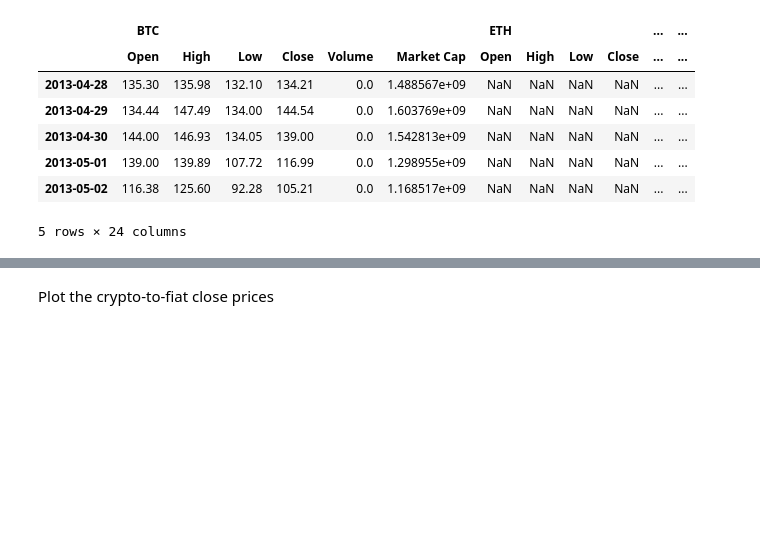
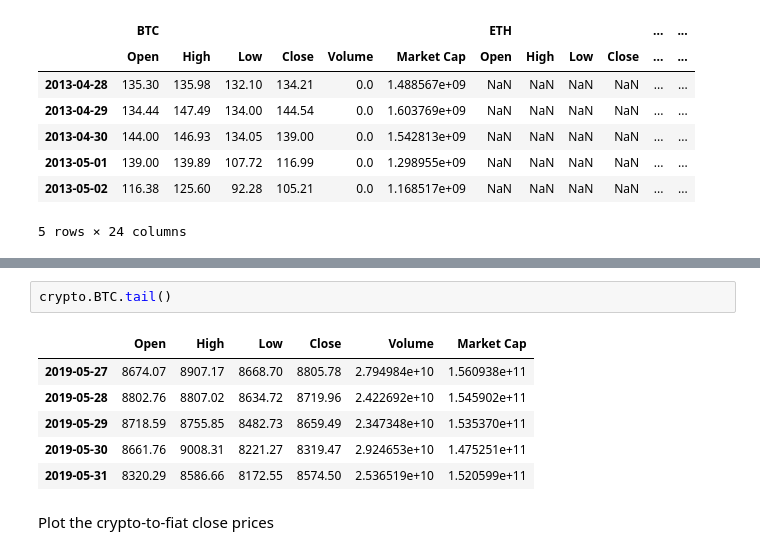
Before and after one commit to DinodC/pair-trading-cryptos, a Jupyter notebook: 01_pair_trading_cryptos.ipynb, the cells around one changed output, grey strips where cells are left out. Cells and saved outputs as stored; diff of their text form; blank space fills up the shorter version.

```diff
--- a/01_pair_trading_cryptos.ipynb
+++ b/01_pair_trading_cryptos.ipynb
@@ -237,4 +240,13 @@ crypto.tail()
 5 rows × 24 columns
+# %%
+crypto.BTC.tail()
+# %% [output]
+|  | Open | High | Low | Close | Volume | Market Cap |
+| 2019-05-27 | 8674.07 | 8907.17 | 8668.70 | 8805.78 | 2.794984e+10 | 1.560938e+11 |
+| 2019-05-28 | 8802.76 | 8807.02 | 8634.72 | 8719.96 | 2.422692e+10 | 1.545902e+11 |
+| 2019-05-29 | 8718.59 | 8755.85 | 8482.73 | 8659.49 | 2.347348e+10 | 1.535370e+11 |
+| 2019-05-30 | 8661.76 | 9008.31 | 8221.27 | 8319.47 | 2.924653e+10 | 1.475251e+11 |
+| 2019-05-31 | 8320.29 | 8586.66 | 8172.55 | 8574.50 | 2.536519e+10 | 1.520599e+11 |
 # %% [markdown]
 Plot the crypto-to-fiat close prices
 # %%
```
Also changed, not shown: parts of 15 cells of this notebook, 7 other files.
